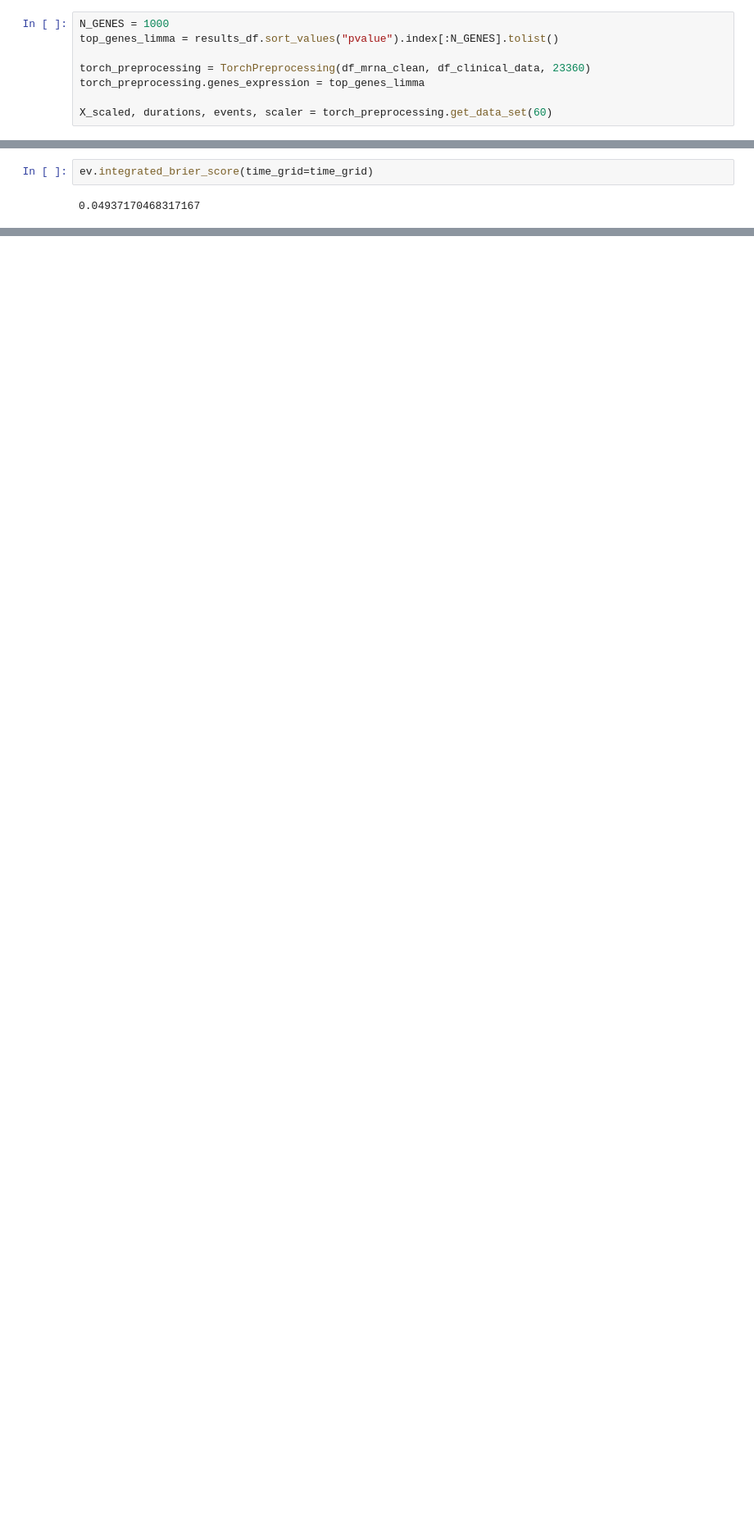
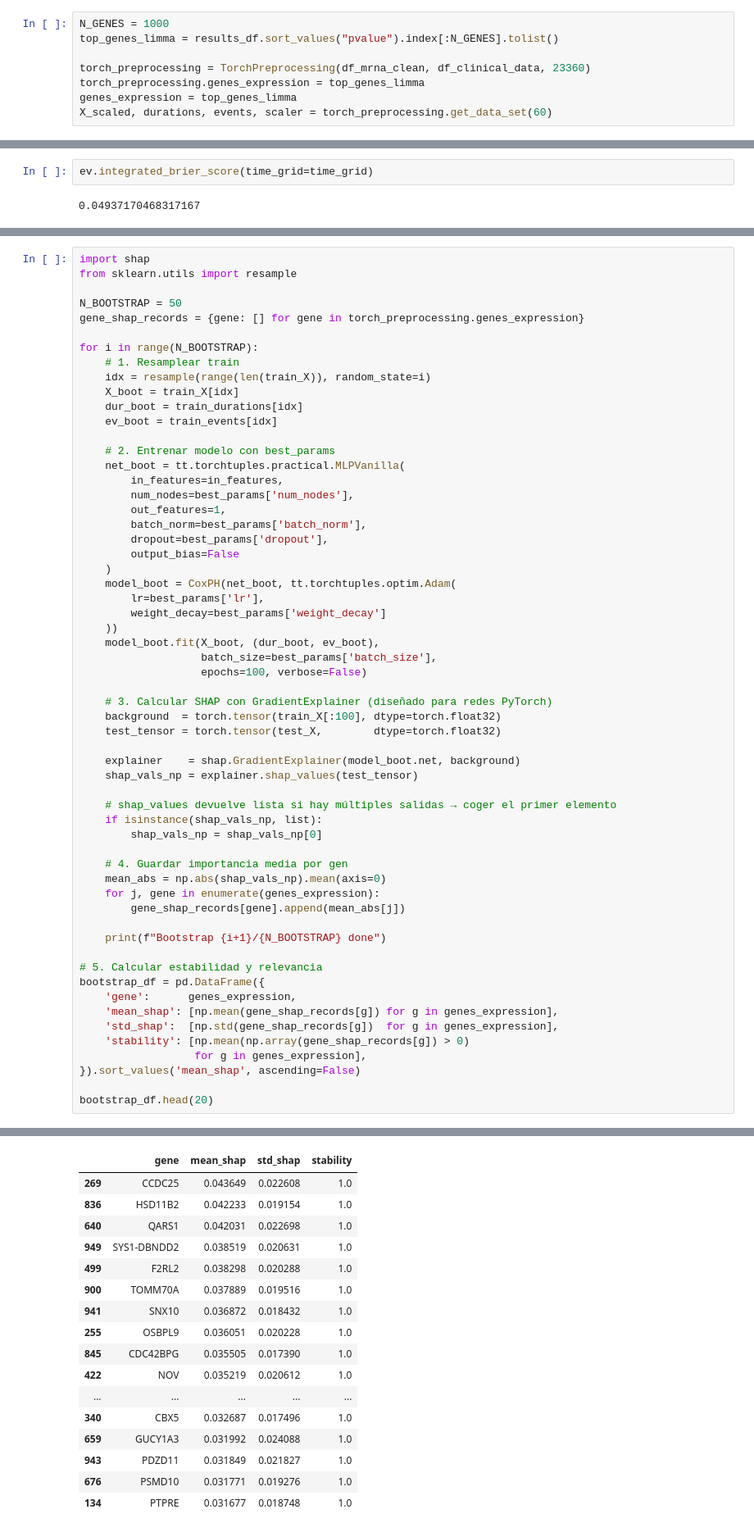
Before and after one commit to Fasmanuel2002/UPSA_Thesis_Research, a Jupyter notebook: research/notebooks/nn_Cox_limma.ipynb, the cells around one changed output, grey strips where cells are left out. Shown at 82% size. Cells and saved outputs as stored; diff of their text form; blank space fills up the shorter version.

```diff
--- a/research/notebooks/nn_Cox_limma.ipynb
+++ b/research/notebooks/nn_Cox_limma.ipynb
@@ -129,7 +129,7 @@ top_genes_limma = results_df.sort_values("pvalue").index[:N_GENES].tolist()
 
 torch_preprocessing = TorchPreprocessing(df_mrna_clean, df_clinical_data, 23360)
 torch_preprocessing.genes_expression = top_genes_limma
-
+genes_expression = top_genes_limma
 X_scaled, durations, events, scaler = torch_preprocessing.get_data_set(60)
 # %% [output]
 Genes before Treshold: 1003
@@ -459,0 +460,60 @@ ev.integrated_nbll(time_grid)
+# %%
+import shap
+from sklearn.utils import resample
+
+N_BOOTSTRAP = 50
+gene_shap_records = {gene: [] for gene in torch_preprocessing.genes_expression}
+
+for i in range(N_BOOTSTRAP):
+    # 1. Resamplear train
+    idx = resample(range(len(train_X)), random_state=i)
+    X_boot = train_X[idx]
+    dur_boot = train_durations[idx]
+    ev_boot = train_events[idx]
+
+    # 2. Entrenar modelo con best_params
+    net_boot = tt.torchtuples.practical.MLPVanilla(
+        in_features=in_features,
+        num_nodes=best_params['num_nodes'],
+        out_features=1,
+        batch_norm=best_params['batch_norm'],
+        dropout=best_params['dropout'],
+        output_bias=False
+    )
+    model_boot = CoxPH(net_boot, tt.torchtuples.optim.Adam(
+        lr=best_params['lr'],
+        weight_decay=best_params['weight_decay']
+    ))
+    model_boot.fit(X_boot, (dur_boot, ev_boot),
+                   batch_size=best_params['batch_size'],
+                   epochs=100, verbose=False)
+
+    # 3. Calcular SHAP con GradientExplainer (diseñado para redes PyTorch)
+    background  = torch.tensor(train_X[:100], dtype=torch.float32)
+    test_tensor = torch.tensor(test_X,        dtype=torch.float32)
+
+    explainer    = shap.GradientExplainer(model_boot.net, background)
+    shap_vals_np = explainer.shap_values(test_tensor)
+
+    # shap_values devuelve lista si hay múltiples salidas → coger el primer elemento
+    if isinstance(shap_vals_np, list):
+        shap_vals_np = shap_vals_np[0]
+
+    # 4. Guardar importancia media por gen
+    mean_abs = np.abs(shap_vals_np).mean(axis=0)
+    for j, gene in enumerate(genes_expression):
+        gene_shap_records[gene].append(mean_abs[j])
+
+    print(f"Bootstrap {i+1}/{N_BOOTSTRAP} done")
+
+# 5. Calcular estabilidad y relevancia
+bootstrap_df = pd.DataFrame({
+    'gene':      genes_expression,
+    'mean_shap': [np.mean(gene_shap_records[g]) for g in genes_expression],
+    'std_shap':  [np.std(gene_shap_records[g])  for g in genes_expression],
+    'stability': [np.mean(np.array(gene_shap_records[g]) > 0)
+                  for g in genes_expression],
+}).sort_values('mean_shap', ascending=False)
+
+bootstrap_df.head(20)
+# %% [output]
@@ -459,0 +537,17 @@ ev.integrated_nbll(time_grid)
+|  | gene | mean_shap | std_shap | stability |
+| 269 | CCDC25 | 0.043649 | 0.022608 | 1.0 |
+| 836 | HSD11B2 | 0.042233 | 0.019154 | 1.0 |
+| 640 | QARS1 | 0.042031 | 0.022698 | 1.0 |
+| 949 | SYS1-DBNDD2 | 0.038519 | 0.020631 | 1.0 |
+| 499 | F2RL2 | 0.038298 | 0.020288 | 1.0 |
+| 900 | TOMM70A | 0.037889 | 0.019516 | 1.0 |
+| 941 | SNX10 | 0.036872 | 0.018432 | 1.0 |
+| 255 | OSBPL9 | 0.036051 | 0.020228 | 1.0 |
+| 845 | CDC42BPG | 0.035505 | 0.017390 | 1.0 |
+| 422 | NOV | 0.035219 | 0.020612 | 1.0 |
+| ... | ... | ... | ... | ... |
+| 340 | CBX5 | 0.032687 | 0.017496 | 1.0 |
+| 659 | GUCY1A3 | 0.031992 | 0.024088 | 1.0 |
+| 943 | PDZD11 | 0.031849 | 0.021827 | 1.0 |
+| 676 | PSMD10 | 0.031771 | 0.019276 | 1.0 |
+| 134 | PTPRE | 0.031677 | 0.018748 | 1.0 |
```
Also changed, not shown: parts of 5 cells of this notebook, 1 other file.
